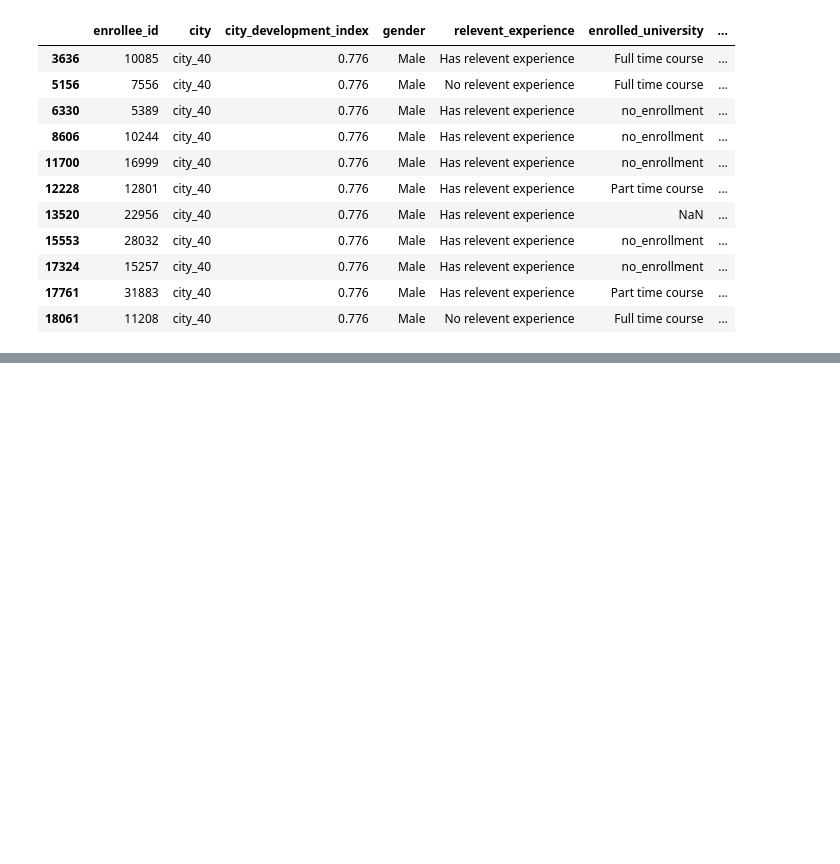
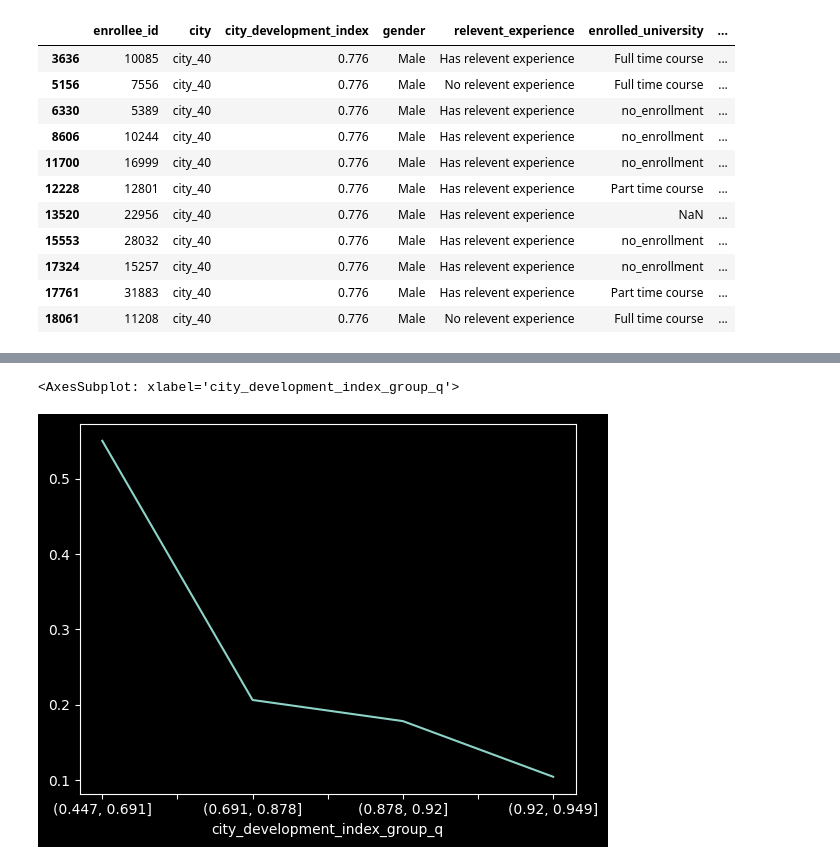
Before and after one commit to DmitriiKrasnoschekov/Python.Pandas, a Jupyter notebook: pandas_cheatsheets.ipynb, the cells around one changed output, grey strips where cells are left out. Cells and saved outputs as stored; diff of their text form; code cells hidden in the pictures; blank space fills up the shorter version.

```diff
--- a/pandas_cheatsheets.ipynb
+++ b/pandas_cheatsheets.ipynb
@@ -181,0 +322,3 @@ df_city_gender
+# %%
+# разделяем 'city_development_index' на 5 равных групп, потому что по дефолту не читаемо
+df['city_development_index_group'] = pd.cut(df['city_development_index'], 5)
@@ -181,0 +335,11 @@ df_city_gender
+# %%
+# разделяем на 5 равных групп с удалением дубликатов
+df['city_development_index_group_q'] = pd.qcut(df['city_development_index'], 5, duplicates = 'drop')
+df.groupby('city_development_index_group_q', dropna = False)['target'].agg(['count', 'mean'])
+# строим распределение тех, кто хочет сменить работу, в зависимости от city_development_index
+t = df.groupby('city_development_index_group_q', dropna = False)['target'].agg('mean')
+t.plot()
+# вывод - чем больше развитость города, тем меньше % тех, кто хочет сменить работу
+# %% [output]
+<AxesSubplot: xlabel='city_development_index_group_q'>
+[figure, added]
```
Also changed, not shown: parts of 18 cells of this notebook.
